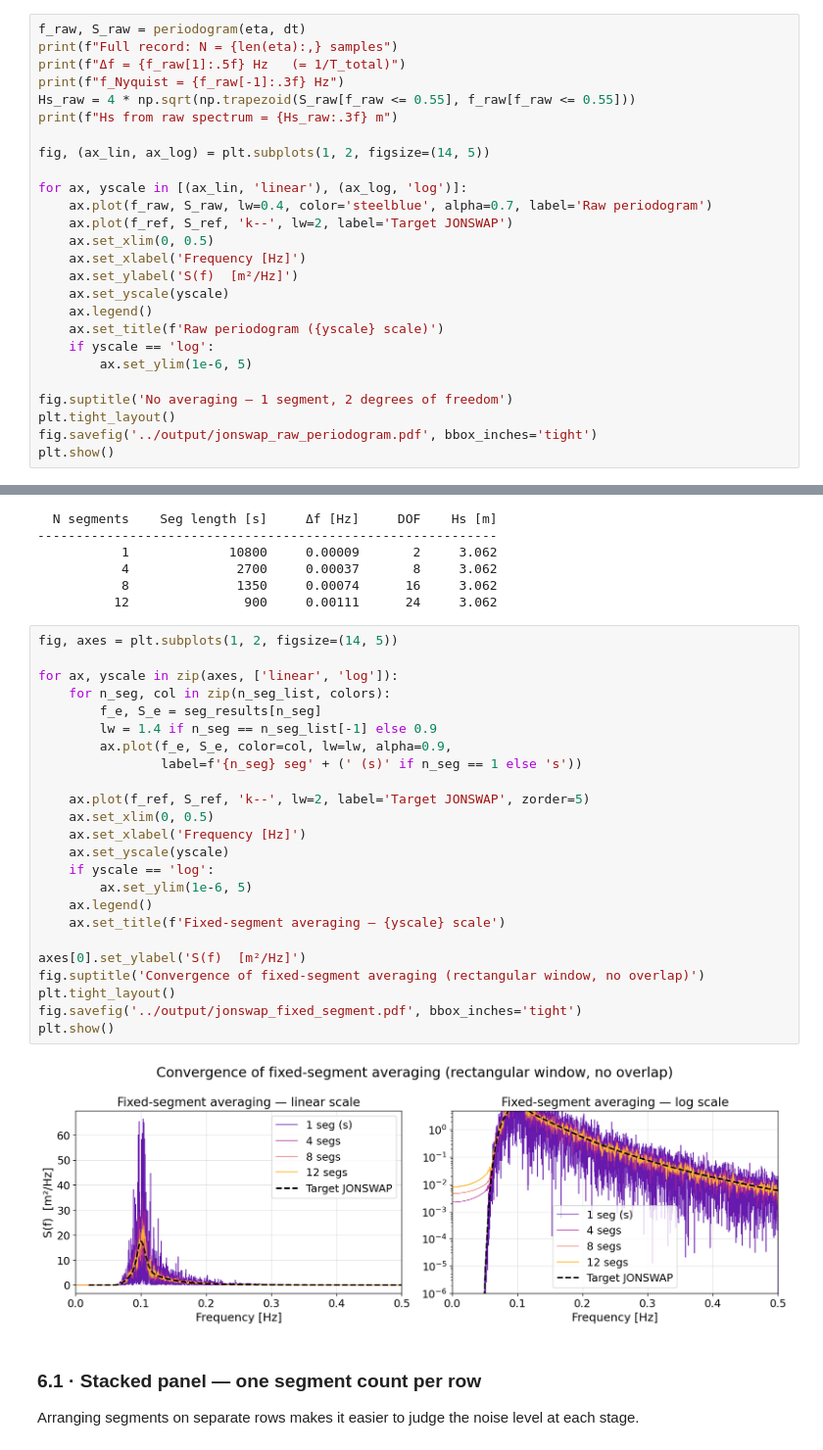
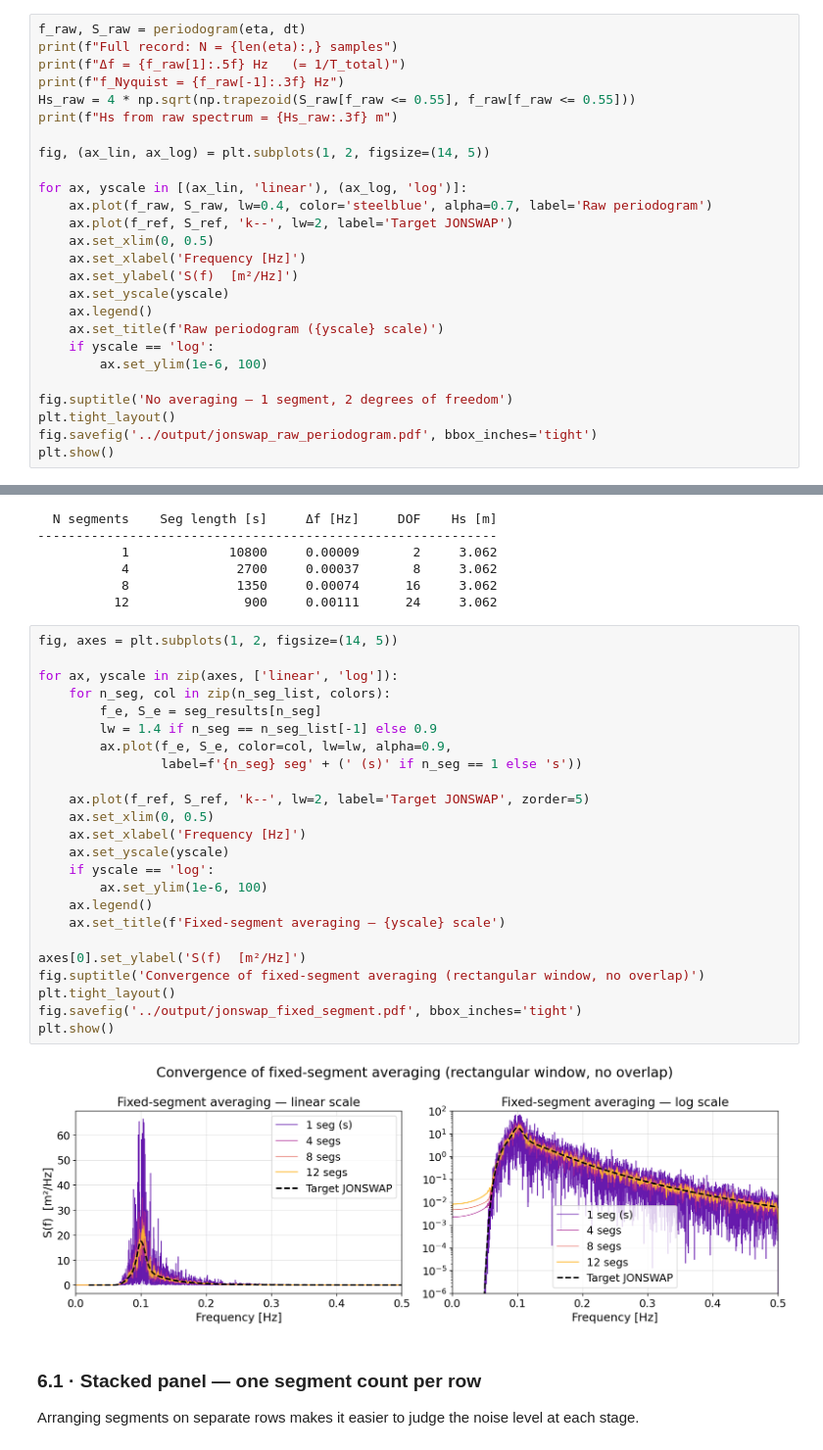
Before and after one commit to Hao-Chengyuan/numerical-wave-tank, a Jupyter notebook: Notebooks/JONSWAP_Spectral_Verification.ipynb, the cells around one changed output, grey strips where cells are left out. Shown at 98% size. Cells and saved outputs as stored; diff of their text form.

```diff
--- a/Notebooks/JONSWAP_Spectral_Verification.ipynb
+++ b/Notebooks/JONSWAP_Spectral_Verification.ipynb
@@ -167,7 +167,7 @@ for ax, yscale in [(ax_lin, 'linear'), (ax_log, 'log')]:
     ax.legend()
     ax.set_title(f'Raw periodogram ({yscale} scale)')
     if yscale == 'log':
-        ax.set_ylim(1e-6, 5)
+        ax.set_ylim(1e-6, 100)
 
 fig.suptitle('No averaging — 1 segment, 2 degrees of freedom')
 plt.tight_layout()
@@ -208,29 +208,29 @@ for n_seg in n_seg_list:
 # %%
 fig, axes = plt.subplots(1, 2, figsize=(14, 5))
 
 for ax, yscale in zip(axes, ['linear', 'log']):
     for n_seg, col in zip(n_seg_list, colors):
         f_e, S_e = seg_results[n_seg]
         lw = 1.4 if n_seg == n_seg_list[-1] else 0.9
         ax.plot(f_e, S_e, color=col, lw=lw, alpha=0.9,
                 label=f'{n_seg} seg' + (' (s)' if n_seg == 1 else 's'))
 
     ax.plot(f_ref, S_ref, 'k--', lw=2, label='Target JONSWAP', zorder=5)
     ax.set_xlim(0, 0.5)
     ax.set_xlabel('Frequency [Hz]')
     ax.set_yscale(yscale)
     if yscale == 'log':
-        ax.set_ylim(1e-6, 5)
+        ax.set_ylim(1e-6, 100)
     ax.legend()
     ax.set_title(f'Fixed-segment averaging — {yscale} scale')
 
 axes[0].set_ylabel('S(f)  [m²/Hz]')
 fig.suptitle('Convergence of fixed-segment averaging (rectangular window, no overlap)')
 plt.tight_layout()
 fig.savefig('../output/jonswap_fixed_segment.pdf', bbox_inches='tight')
 plt.show()
 # %% [output]
-[figure, old version]
+[figure, new version]
 # %% [markdown]
 ### 6.1 · Stacked panel — one segment count per row
 
```
Also changed, not shown: parts of 4 cells of this notebook, 4 other files.
